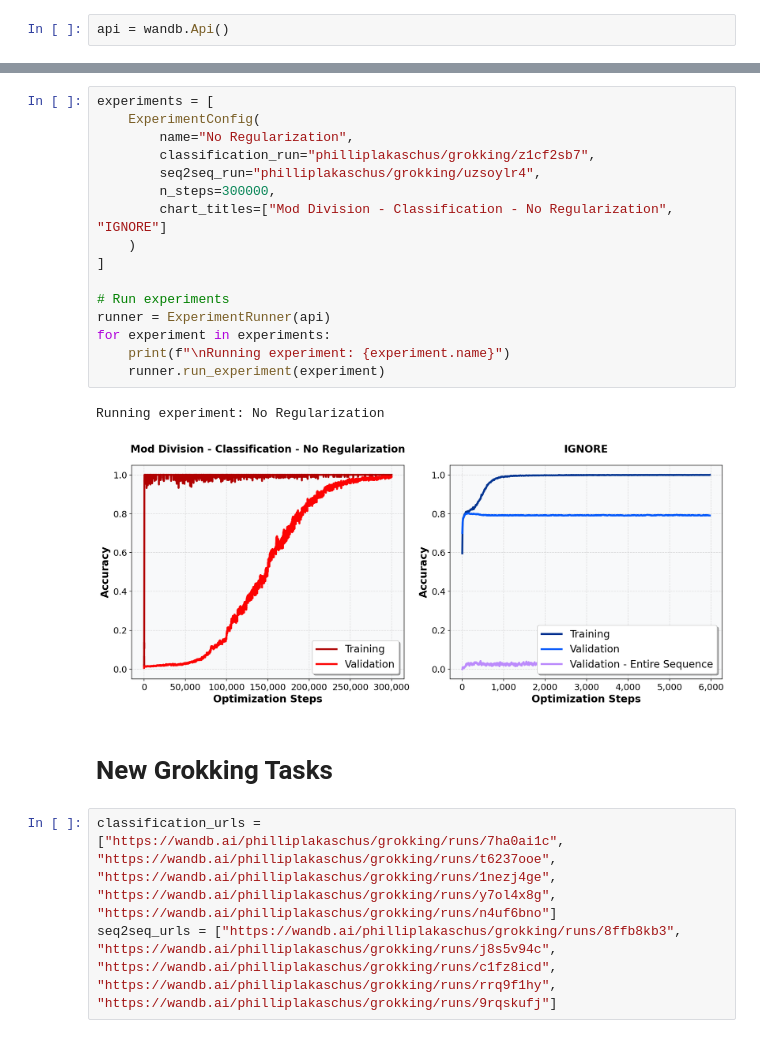
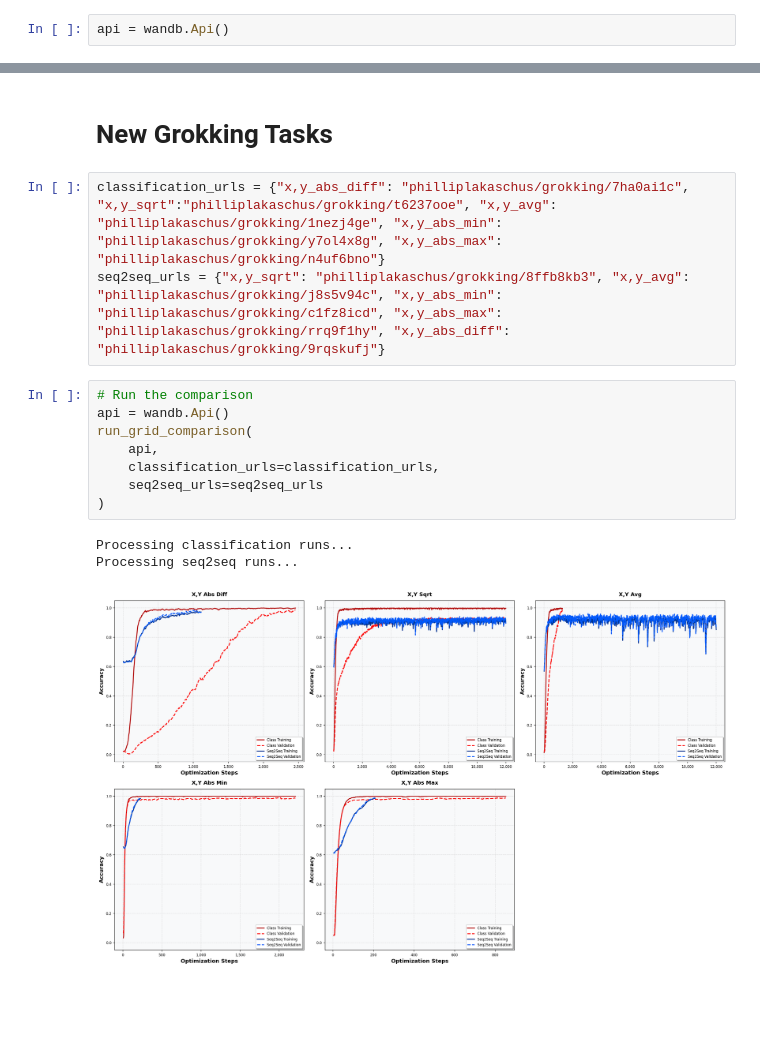
Before and after one commit to lakaschus/grokking, a Jupyter notebook: results/classification_vs_seq2seq/plot_results_new_tasks.ipynb, the cells around one changed output, grey strips where cells are left out. Drawn from its saved outputs; the diff is of its cells as text; blank space fills up the shorter version.

```diff
--- a/results/classification_vs_seq2seq/plot_results_new_tasks.ipynb
+++ b/results/classification_vs_seq2seq/plot_results_new_tasks.ipynb
@@ -350,24 +165,17 @@ Running experiment: Standard Addition
-# %%
-experiments = [
-    ExperimentConfig(
-        name="No Regularization",
-        classification_run="philliplakaschus/grokking/z1cf2sb7",
-        seq2seq_run="philliplakaschus/grokking/uzsoylr4",
-        n_steps=300000,
-        chart_titles=["Mod Division - Classification - No Regularization", "IGNORE"]
-    )
-]
-
-# Run experiments
-runner = ExperimentRunner(api)
-for experiment in experiments:
-    print(f"\nRunning experiment: {experiment.name}")
-    runner.run_experiment(experiment)
-# %% [output]
-Running experiment: No Regularization
-[figure, removed]
 # %% [markdown]
 # New Grokking Tasks
 # %%
-classification_urls = ["https://wandb.ai/philliplakaschus/grokking/runs/7ha0ai1c", "https://wandb.ai/philliplakaschus/grokking/runs/t6237ooe", "https://wandb.ai/philliplakaschus/grokking/runs/1nezj4ge", "https://wandb.ai/philliplakaschus/grokking/runs/y7ol4x8g", "https://wandb.ai/philliplakaschus/grokking/runs/n4uf6bno"]
-seq2seq_urls = ["https://wandb.ai/philliplakaschus/grokking/runs/8ffb8kb3", "https://wandb.ai/philliplakaschus/grokking/runs/j8s5v94c", "https://wandb.ai/philliplakaschus/grokking/runs/c1fz8icd", "https://wandb.ai/philliplakaschus/grokking/runs/rrq9f1hy", "https://wandb.ai/philliplakaschus/grokking/runs/9rqskufj"]
+classification_urls = {"x,y_abs_diff": "philliplakaschus/grokking/7ha0ai1c", "x,y_sqrt":"philliplakaschus/grokking/t6237ooe", "x,y_avg": "philliplakaschus/grokking/1nezj4ge", "x,y_abs_min": "philliplakaschus/grokking/y7ol4x8g", "x,y_abs_max": "philliplakaschus/grokking/n4uf6bno"}
+seq2seq_urls = {"x,y_sqrt": "philliplakaschus/grokking/8ffb8kb3", "x,y_avg": "philliplakaschus/grokking/j8s5v94c", "x,y_abs_min": "philliplakaschus/grokking/c1fz8icd", "x,y_abs_max": "philliplakaschus/grokking/rrq9f1hy", "x,y_abs_diff": "philliplakaschus/grokking/9rqskufj"}
+# %%
+# Run the comparison
+api = wandb.Api()
+run_grid_comparison(
+    api,
+    classification_urls=classification_urls,
+    seq2seq_urls=seq2seq_urls
+)
+# %% [output]
+Processing classification runs...
+Processing seq2seq runs...
+[figure, added]
```
Also changed, not shown: parts of 7 cells of this notebook, 2 other files.
